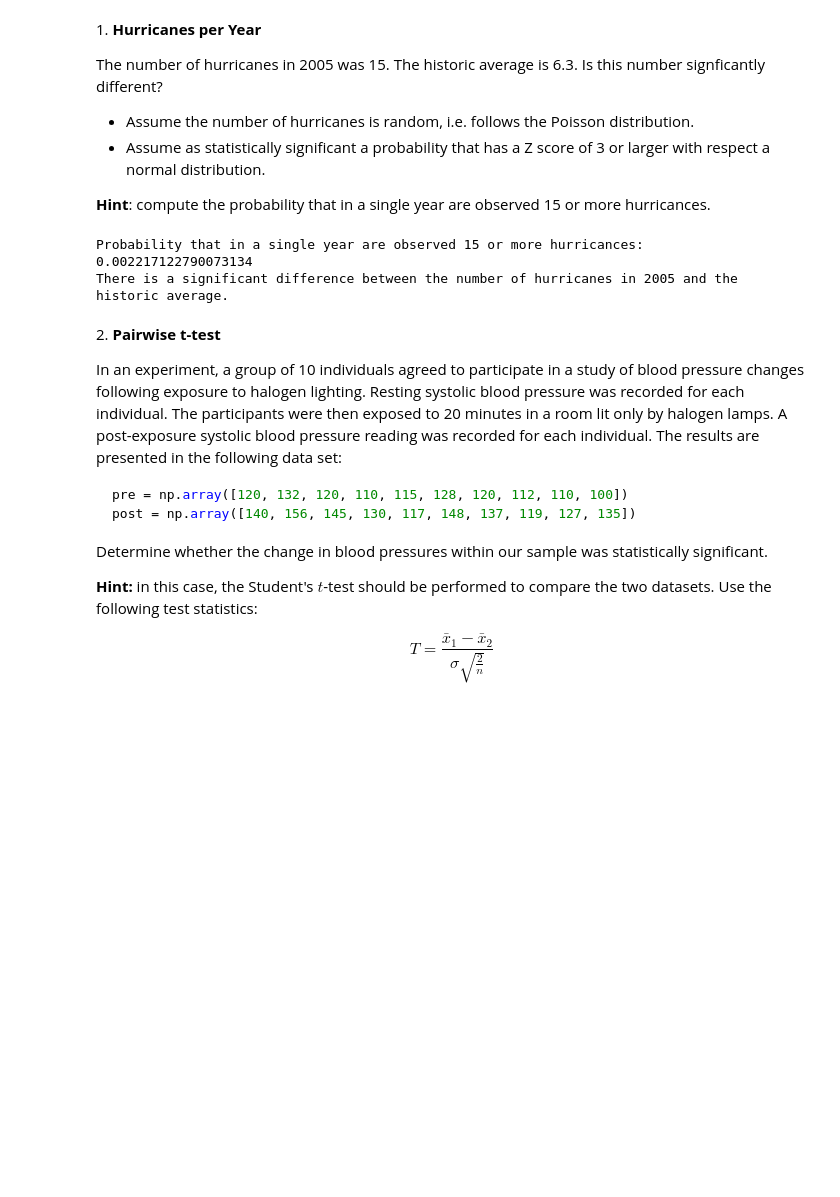
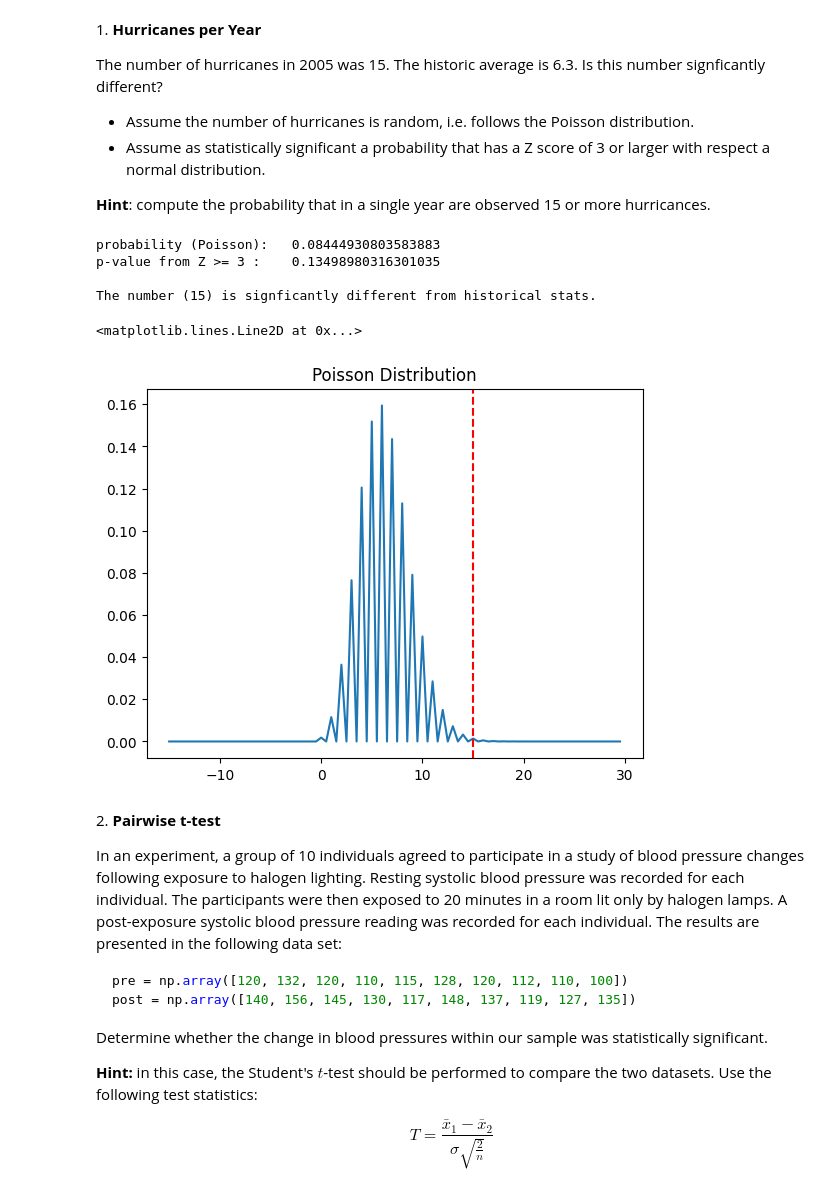
Before and after one commit to mvanaee/ScientificComputingWithPython2022, a Jupyter notebook: 10ex_tests/10ex_tests.ipynb, the cells around one changed output. Cells and saved outputs as stored; diff of their text form; code cells hidden in the pictures; blank space fills up the shorter version.

```diff
--- a/10ex_tests/10ex_tests.ipynb
+++ b/10ex_tests/10ex_tests.ipynb
@@ -6,26 +6,38 @@ The number of hurricanes in 2005 was 15. The historic average is 6.3. Is this nu
 - Assume as statistically significant a probability that has a Z score of 3 or larger with respect a normal distribution.
 
 **Hint**: compute the probability that in a single year are observed 15 or more hurricances.
-# %%
-from scipy import stats
-import math
-
-
-probability = 1 - stats.poisson.cdf(14, 6.3)
-print(f"Probability that in a single year are observed 15 or more hurricances: {probability}")
-
-
-z_score = (15 - 6.3 ) / math.sqrt(6.3)
-
-
-
-if z_score >= 3:
-    print("There is a significant difference between the number of hurricanes in 2005 and the historic average.")
-else:
-    print("There is no significant difference between the number of hurricanes in 2005 and the historic average.")
-# %% [output]
-Probability that in a single year are observed 15 or more hurricances: 0.002217122790073134
-There is a significant difference between the number of hurricanes in 2005 and the historic average.
+# %%
+import numpy as np
+from scipy import stats
+import matplotlib.pyplot as plt
+import math
+
+mu = 6.3
+k = 15
+probability = 1 - stats.poisson.cdf(15, 6.3)
+
+Z = 3
+pvalue = 1 - stats.norm.cdf(Z)
+
+print("probability (Poisson): \t", probability*100)
+print("p-value from Z >= 3 :\t", pvalue*100, "\n")
+if (probability > pvalue):
+    print("The number (15) is signficantly different from historical stats.")
+else:
+    print("The number (15) is signficantly different from historical stats.\n")
+
+xs = np.arange(-15, 30, 0.5)
+ts = stats.poisson.pmf(xs, mu)
+plt.plot(xs, ts)
+plt.title("Poisson Distribution")
+plt.axvline(k, linestyle='--', color='red')
+# %% [output]
+probability (Poisson):   0.08444930803583883
+p-value from Z >= 3 :    0.13498980316301035
+
+The number (15) is signficantly different from historical stats.
+<matplotlib.lines.Line2D at 0x...>
+[figure, added]
 # %% [markdown]
 2\. **Pairwise t-test**
 
```
Also changed, not shown: parts of 5 cells of this notebook.
